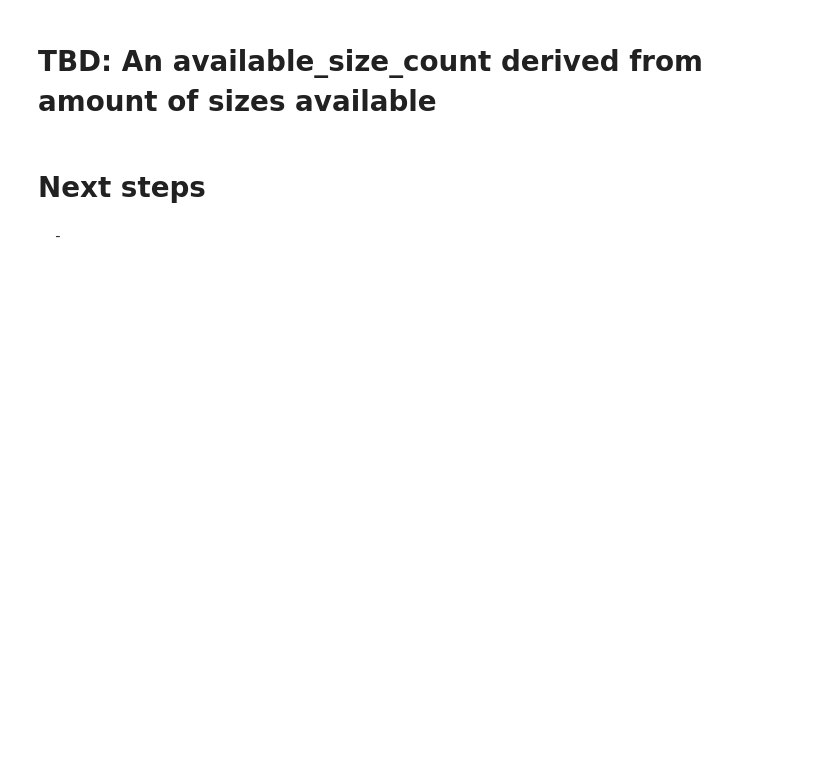
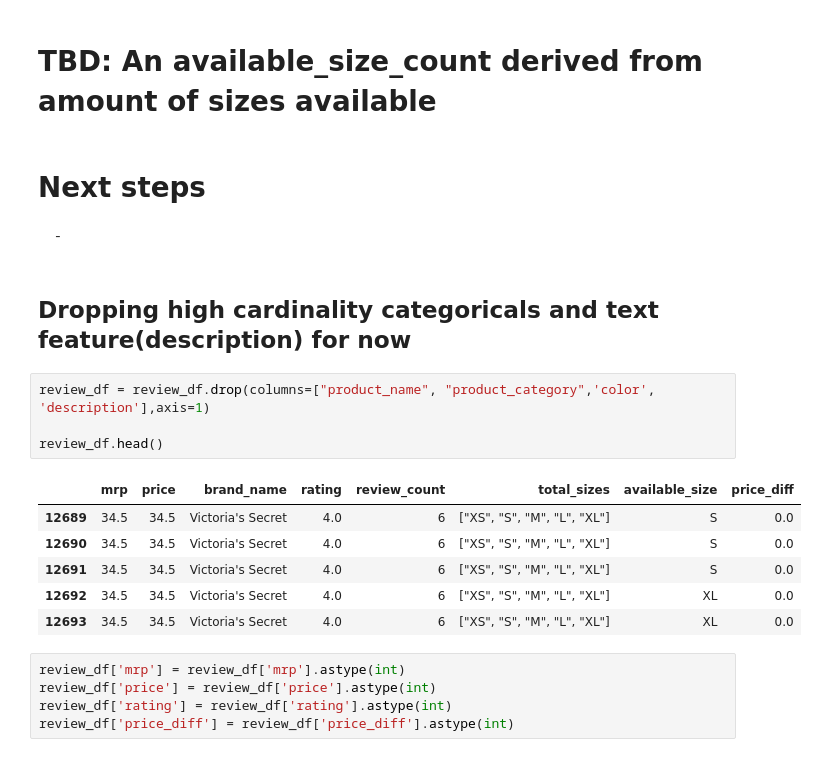
Before and after one commit to MichaelBurak/fashion-data-analysis, a Jupyter notebook: victoria-secret-data.ipynb, the cells around one changed output. Saved outputs shown, nothing was run; the diff lists cells and outputs as text; blank space fills up the shorter version.

```diff
--- a/victoria-secret-data.ipynb
+++ b/victoria-secret-data.ipynb
@@ -733,3 +733,21 @@ memory usage: 13.6+ MB
 # %% [markdown]
 # Next steps
     -
+# %% [markdown]
+## Dropping high cardinality categoricals and text feature(description) for now
+# %%
+review_df = review_df.drop(columns=["product_name", "product_category",'color', 'description'],axis=1)
+
+review_df.head()
+# %% [output]
+|  | mrp | price | brand_name | rating | review_count | total_sizes | available_size | price_diff |
+| 12689 | 34.5 | 34.5 | Victoria's Secret | 4.0 | 6 | ["XS", "S", "M", "L", "XL"] | S | 0.0 |
+| 12690 | 34.5 | 34.5 | Victoria's Secret | 4.0 | 6 | ["XS", "S", "M", "L", "XL"] | S | 0.0 |
+| 12691 | 34.5 | 34.5 | Victoria's Secret | 4.0 | 6 | ["XS", "S", "M", "L", "XL"] | S | 0.0 |
+| 12692 | 34.5 | 34.5 | Victoria's Secret | 4.0 | 6 | ["XS", "S", "M", "L", "XL"] | XL | 0.0 |
+| 12693 | 34.5 | 34.5 | Victoria's Secret | 4.0 | 6 | ["XS", "S", "M", "L", "XL"] | XL | 0.0 |
+# %%
+review_df['mrp'] = review_df['mrp'].astype(int)
+review_df['price'] = review_df['price'].astype(int)
+review_df['rating'] = review_df['rating'].astype(int)
+review_df['price_diff'] = review_df['price_diff'].astype(int)
```
Also changed, not shown: parts of 28 cells of this notebook, 2 other files.
